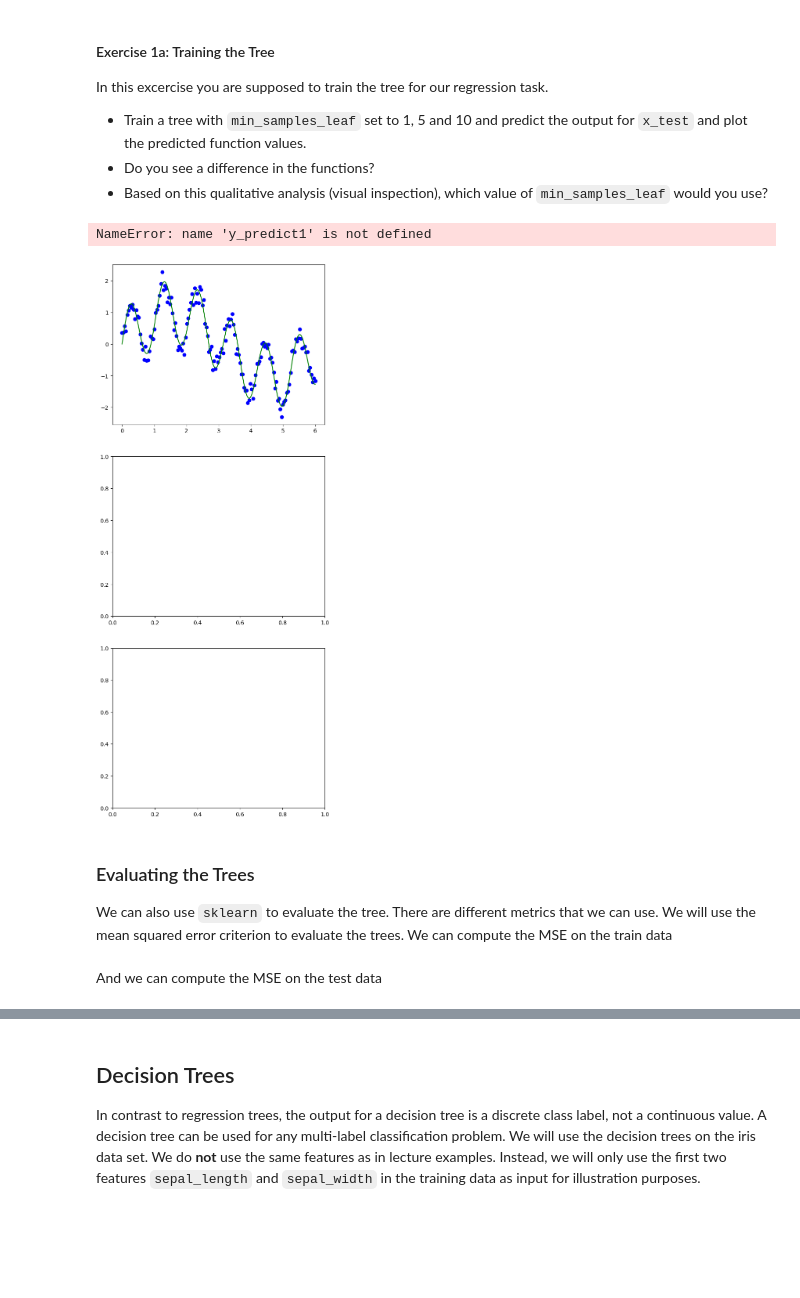
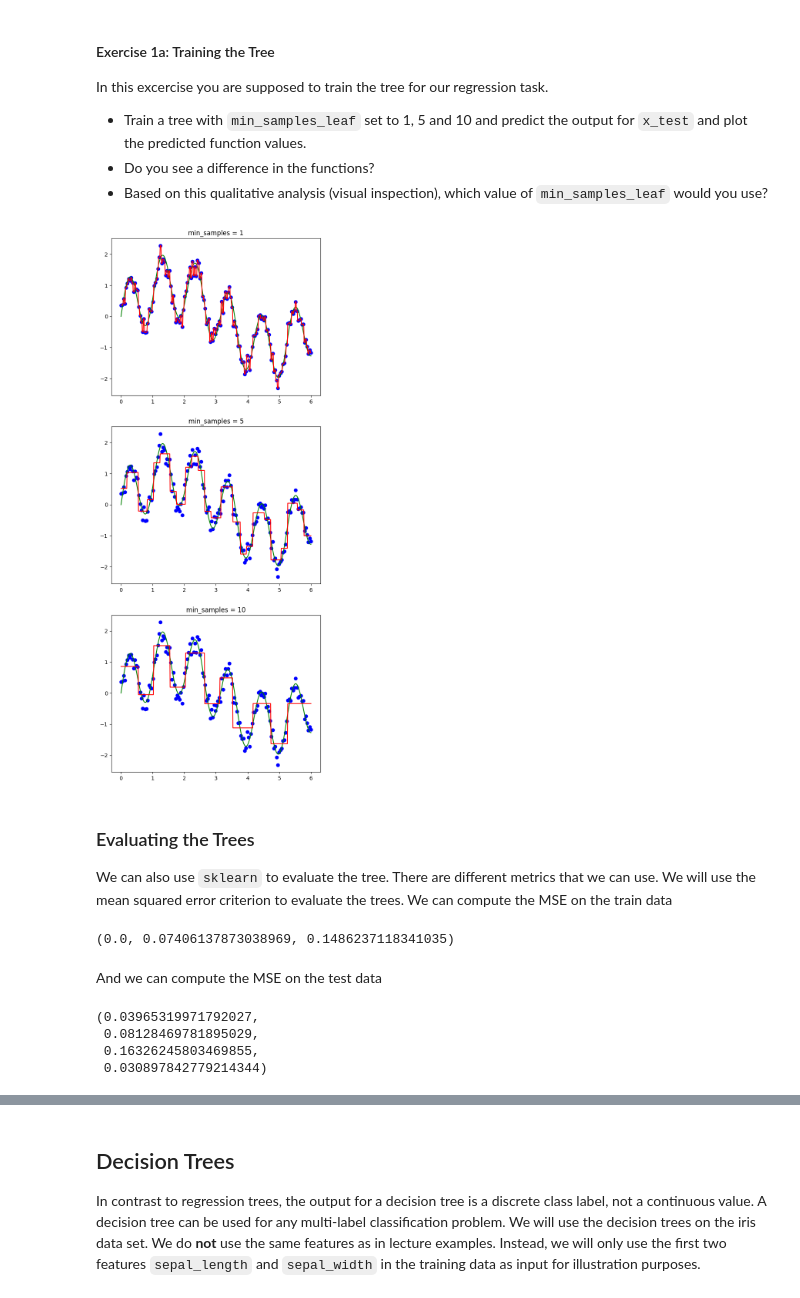
Before and after one commit to mathewsjoyy/MachineLearning-Workshop, a Jupyter notebook: Workshop8/Week8_workshop.ipynb, the cells around one changed output, grey strips where cells are left out. Cells and saved outputs as stored; diff of their text form; code cells hidden in the pictures; blank space fills up the shorter version.

```diff
--- a/Workshop8/Week8_workshop.ipynb
+++ b/Workshop8/Week8_workshop.ipynb
@@ -95,55 +95,61 @@ from sklearn import tree
 ##### YOUR CODE GOES HERE: ###########
 ######################################
 # your code here: tree with min_samples_leaf = 1:
-# initialise model:
-# regTree1 =
-# fit the model:
-#
-# predict the values:
-# y_predict1 =
-#
+regTree1 = tree.DecisionTreeRegressor(min_samples_leaf=1, max_depth=None)
+regTree1 = regTree1.fit(x_train, y_train)
+y_predict1 = regTree1.predict(x_test)
+
+
 # tree with min_samples_leaf = 5:
-# initialise model:
-#
-# predict the values:
-#
+regTree2 = tree.DecisionTreeRegressor(min_samples_leaf=5, max_depth=None)
+regTree2 = regTree2.fit(x_train, y_train)
+y_predict2 = regTree2.predict(x_test)
+
+
 # tree with min_samples_leaf = 10:
-# initialise model:
-#
-# predict the values:
-#
+regTree3 = tree.DecisionTreeRegressor(min_samples_leaf=10, max_depth=None)
+regTree3 = regTree3.fit(x_train, y_train)
+y_predict3 = regTree3.predict(x_test)
+
+
+# tree with  min_samples_leaf = X: (finding the best value for min_samples_leaf, that gives a mse on test
+# set lower then min leaf 1)
+regTree4 = tree.DecisionTreeRegressor(min_samples_leaf=2, max_depth=None)
+regTree4 = regTree4.fit(x_train, y_train)
+y_predict4 = regTree4.predict(x_test)
 
 
 fig, axs = plt.subplots(3,1,figsize=(7, 18))
 
 # plot for min_samples = 1:
 axs[0].plot(x_train,y_train, 'bo')
 axs[0].plot(x_test,y_test, 'g')
 # plot the predicted values:
 axs[0].plot(x_test, y_predict1, 'r')
 axs[0].set_title('min_samples = 1')
 
 # plot for min_samples = 5:
 axs[1].plot(x_train,y_train, 'bo')
 axs[1].plot(x_test,y_test, 'g')
 # plot the predicted values:
 axs[1].plot(x_test, y_predict2, 'r')
 axs[1].set_title('min_samples = 5')
 
 
 # plot for min_samples = 10:
 axs[2].plot(x_train,y_train, 'bo')
 axs[2].plot(x_test,y_test, 'g')
 # plot the predicted values:
 axs[2].plot(x_test, y_predict3, 'r')
 axs[2].set_title('min_samples = 10')
 
 
 plt.savefig('regressiontrees.png')
 plt.show()
+
+# Would probably pick 5 as it isn't over fitting as much as 1 and not under fitting as much as 10
 # %% [output]
-NameError: name 'y_predict1' is not defined
-[figure, old version]
+[figure, new version]
 # %% [markdown]
 ### Evaluating the Trees
 
@@ -158,6 +164,8 @@ mseTrainTree2 = metrics.mean_squared_error(y_train, regTree2.predict(x_train))
 mseTrainTree3 = metrics.mean_squared_error(y_train, regTree3.predict(x_train))
 
 mseTrainTree1, mseTrainTree2, mseTrainTree3
+# %% [output]
+(0.0, 0.07406137873038969, 0.1486237118341035)
 # %% [markdown]
 And we can compute the MSE on the test data
 # %%
@@ -167,7 +175,14 @@ mseTestTree1 = metrics.mean_squared_error(y_test, y_predict1)
 mseTestTree2 = metrics.mean_squared_error(y_test, regTree2.predict(x_test))
 mseTestTree3 = metrics.mean_squared_error(y_test, regTree3.predict(x_test))
 
-mseTestTree1, mseTestTree2, mseTestTree3
+mseTestTree4 = metrics.mean_squared_error(y_test, regTree4.predict(x_test))
+
+mseTestTree1, mseTestTree2, mseTestTree3, mseTestTree4
+# %% [output]
+(0.03965319971792027,
+ 0.08128469781895029,
+ 0.16326245803469855,
+ 0.030897842779214344)
 # %% [markdown]
 #### Exercise 1b: Finding the best fit
 We can see that trees with `min_samples_leaf = 1` have MSE 0 on the training set as the training set is learned by heart. However, the error on the test set is the one that really counts. Here, also `min_samples_leaf = 1` performs the best, but **can you find better settings of `min_samples_leaf`**?
```
Also changed, not shown: parts of 12 cells of this notebook, 4 other files.
